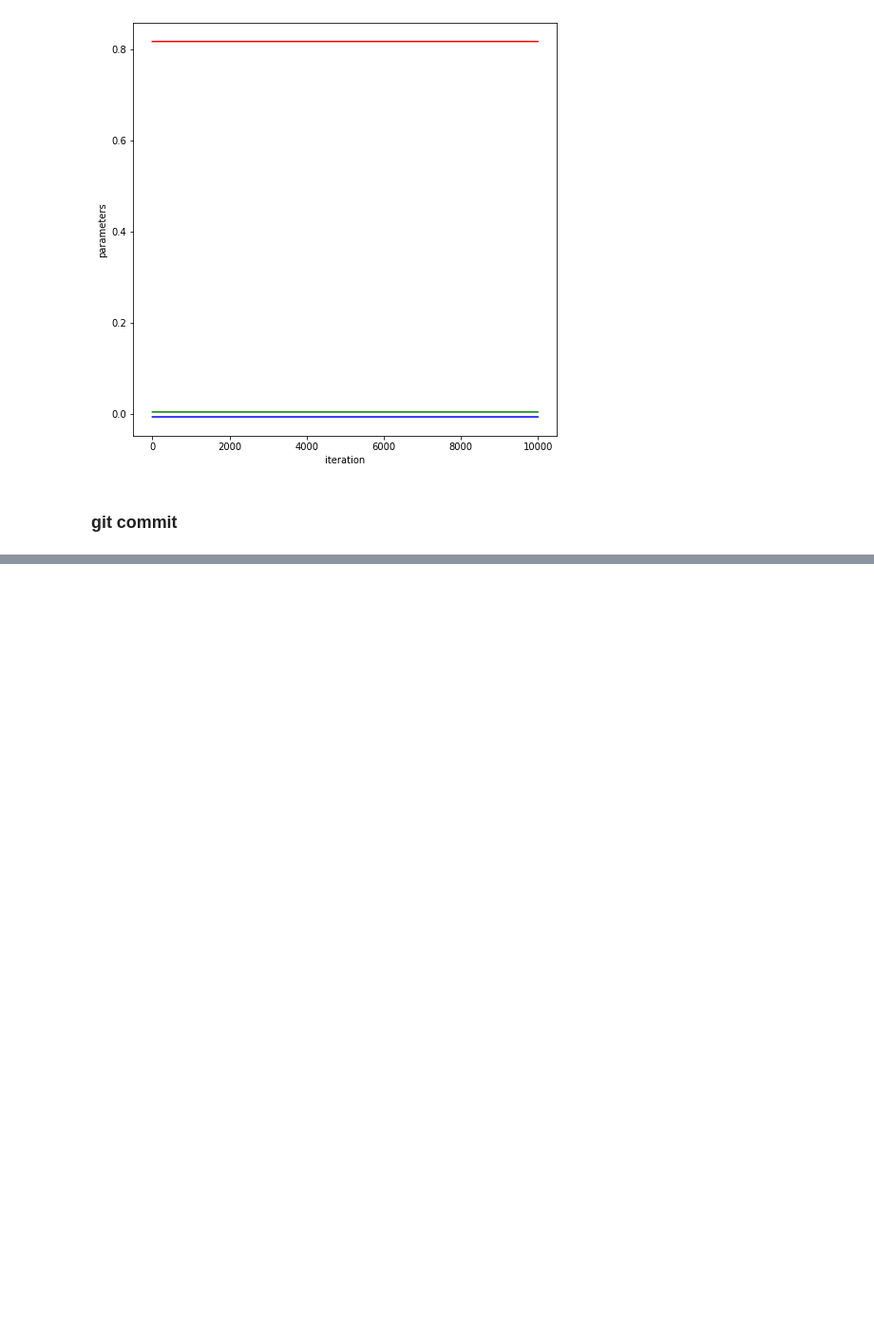
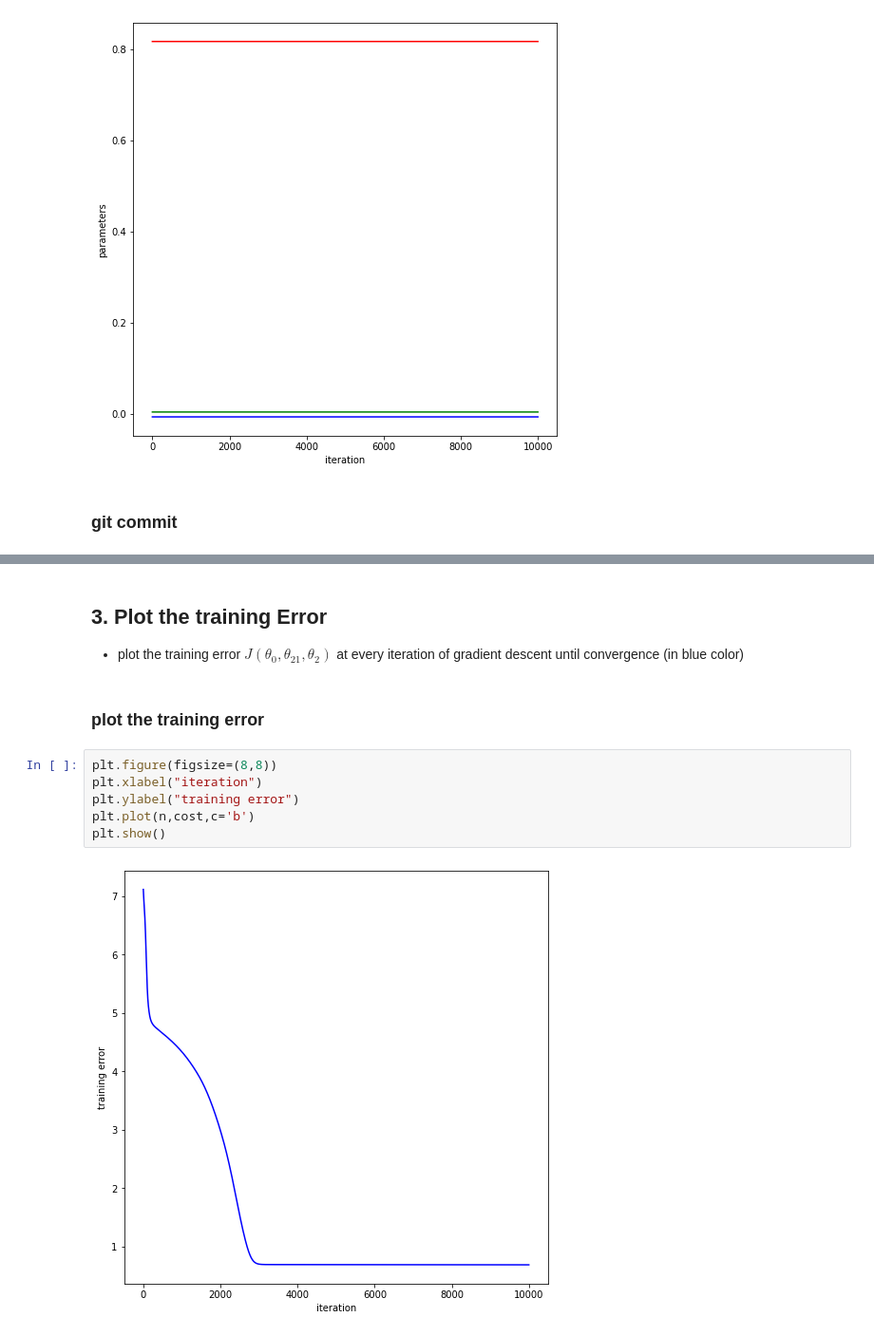
Before and after one commit to SooonChang/MIMP, a Jupyter notebook: Assignment05/Assignment05.ipynb, the cells around one changed output, grey strips where cells are left out. Shown at 95% size. Saved outputs shown, nothing was run; the diff lists cells and outputs as text; blank space fills up the shorter version.

Commit message:
Assiagnment05: 3. Plot the training error

```diff
--- a/Assignment05/Assignment05.ipynb
+++ b/Assignment05/Assignment05.ipynb
@@ -177,0 +197,13 @@ plt.show()
+# %% [markdown]
+## 3. Plot the training Error
+* plot the training error $J(\theta_0,\theta_21,\theta_2)$ at every iteration of gradient descent until convergence (in blue color)
+# %% [markdown]
+### plot the training error
+# %%
+plt.figure(figsize=(8,8))
+plt.xlabel("iteration")
+plt.ylabel("training error")
+plt.plot(n,cost,c='b')
+plt.show()
+# %% [output]
+[figure, added]
```
Also changed, not shown: parts of 2 cells of this notebook.
